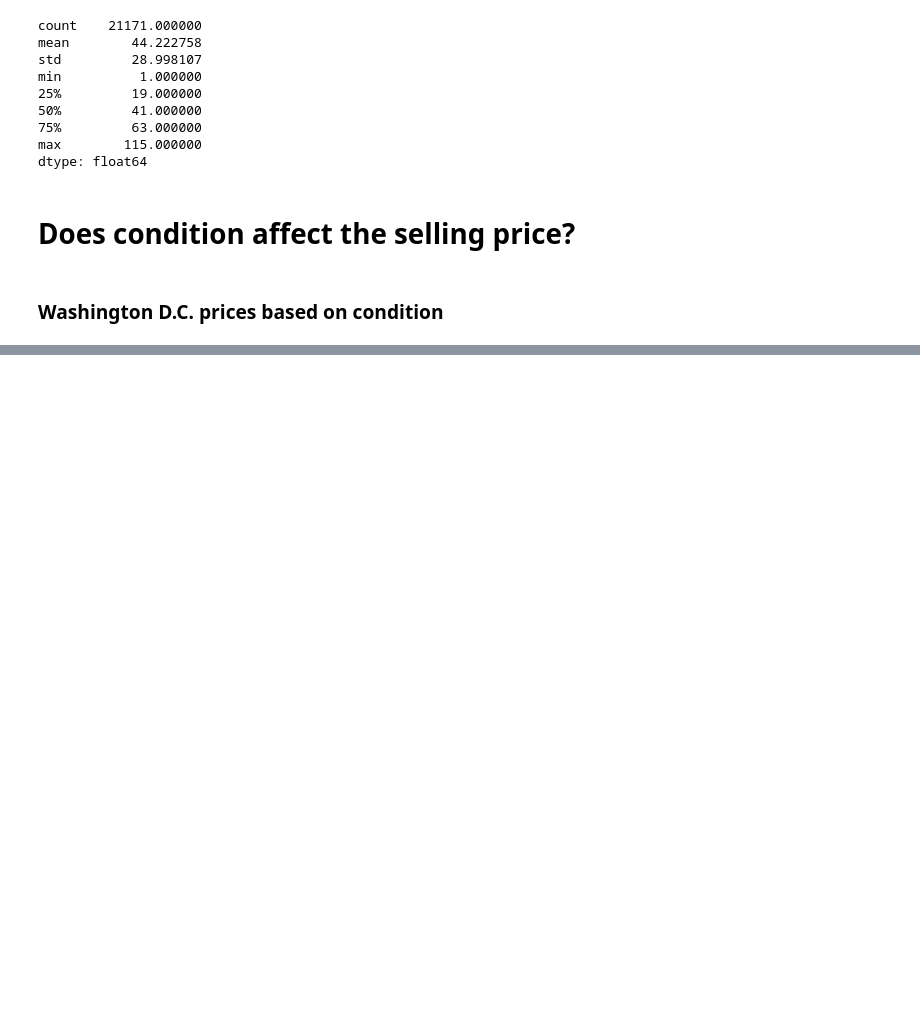
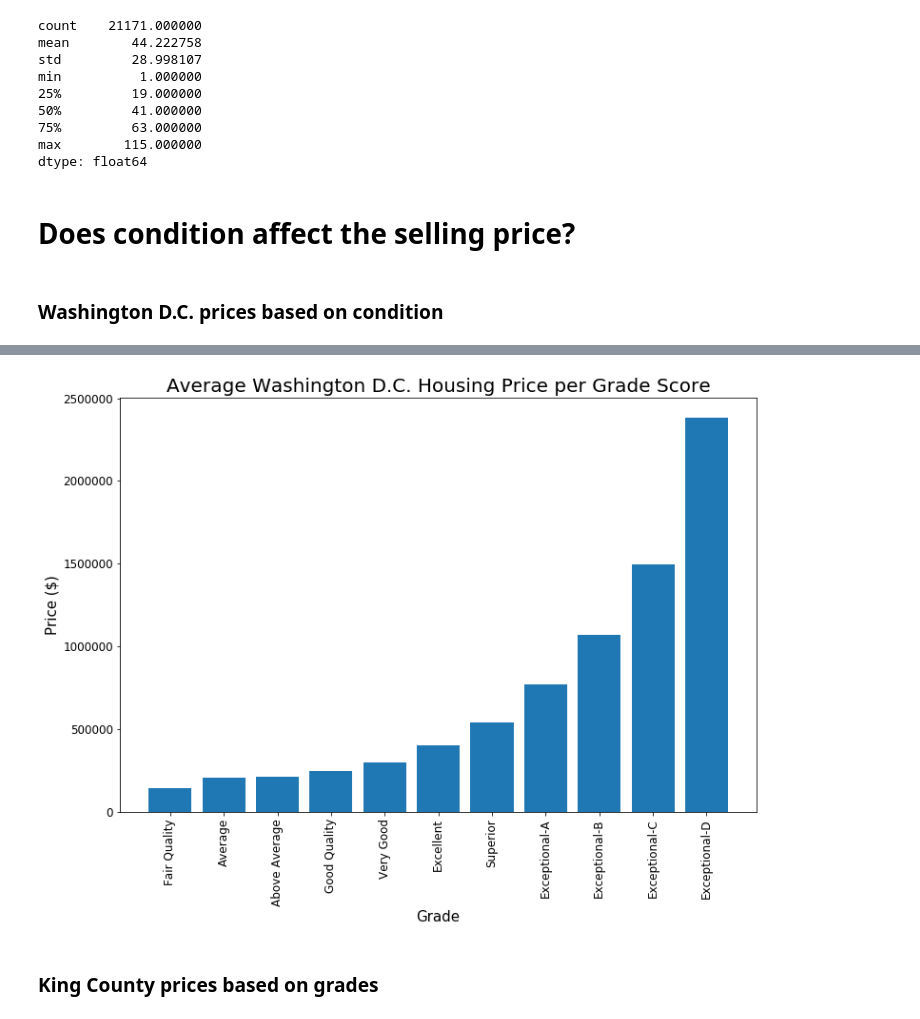
Before and after one commit to gyamane/Springboard, a Jupyter notebook: capstone_project_2/Exploratory_Data_Analysis.ipynb, the cells around one changed output, grey strips where cells are left out. Drawn from its saved outputs; the diff is of its cells as text; code cells hidden in the pictures; blank space fills up the shorter version.

```diff
--- a/capstone_project_2/Exploratory_Data_Analysis.ipynb
+++ b/capstone_project_2/Exploratory_Data_Analysis.ipynb
@@ -419,0 +447,13 @@ plt.show()
+# %%
+plt.figure(figsize=(12,8))
+plt.bar(dc_grade_df.index, dc_grade_df.price)
+plt.title("Average Washington D.C. Housing Price per Grade Score", fontsize=20)
+plt.xlabel("Grade", fontsize=15)
+plt.xticks(fontsize=12, rotation=90)
+plt.yticks(fontsize=12)
+plt.ylabel("Price ($)", fontsize=15)
+plt.show()
+# %% [output]
+[figure, added]
+# %% [markdown]
+### King County prices based on grades
```
Also changed, not shown: parts of 14 cells of this notebook.
